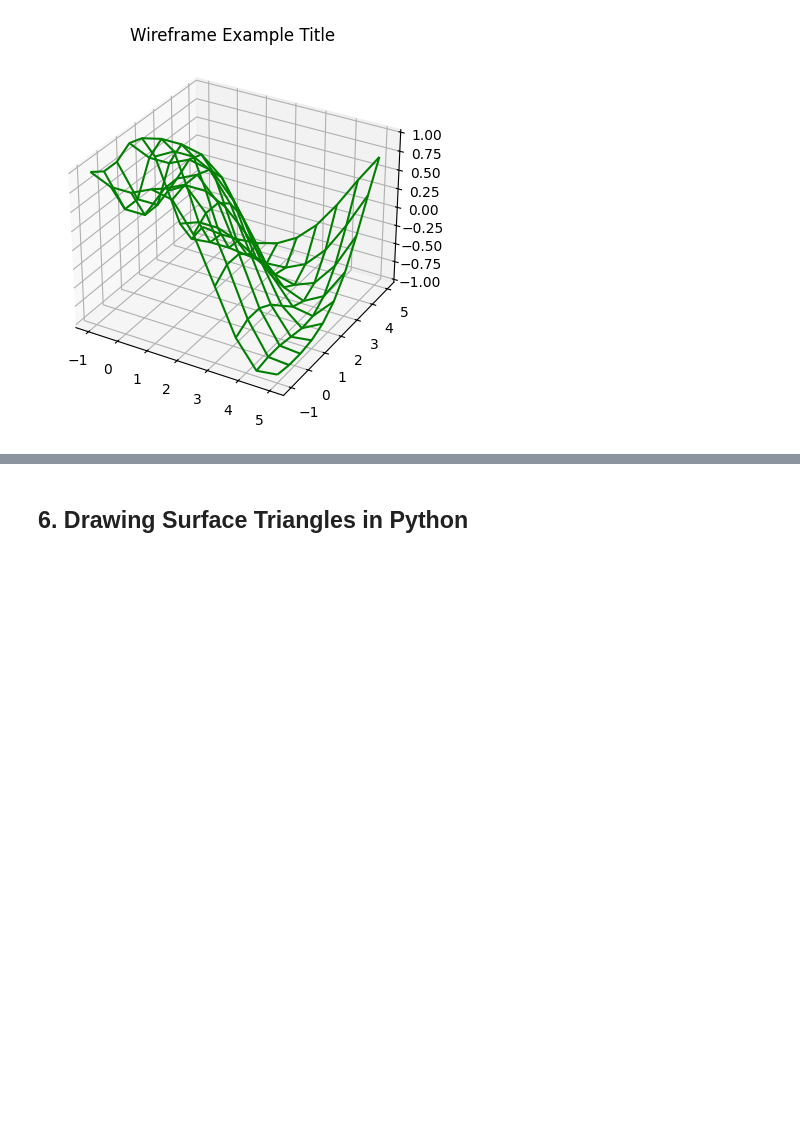
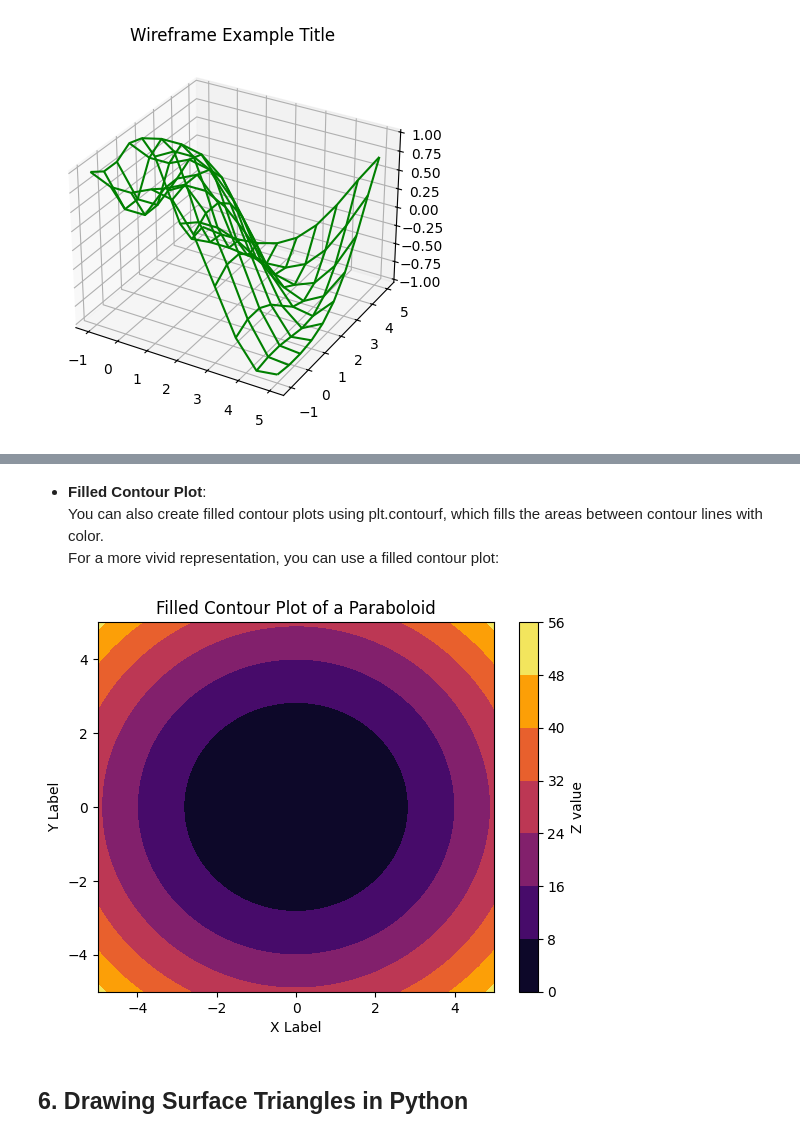
Before and after one commit to Ebimsv/Machine_Learning_Course, a Jupyter notebook: 04. Intro to Matplotlib.ipynb, the cells around one changed output, grey strips where cells are left out. Cells and saved outputs as stored; diff of their text form; code cells hidden in the pictures; blank space fills up the shorter version.

```diff
--- a/04. Intro to Matplotlib.ipynb
+++ b/04. Intro to Matplotlib.ipynb
@@ -714,3 +736,17 @@ plt.show()
+# %% [markdown]
+- **Filled Contour Plot**:
+You can also create filled contour plots using plt.contourf, which fills the areas between contour lines with color.
+For a more vivid representation, you can use a filled contour plot:
+# %%
+# Create a filled contour plot
+plt.contourf(X_grid, Y_grid, Z, cmap='inferno')
+plt.colorbar(label='Z value')
+plt.xlabel('X Label')
+plt.ylabel('Y Label')
+plt.title('Filled Contour Plot of a Paraboloid')
+plt.show()
+# %% [output]
+[figure, added]
 # %% [markdown]
 ## 6. Drawing Surface Triangles in Python
 # %% [markdown]
```
Also changed, not shown: parts of 5 cells of this notebook.
